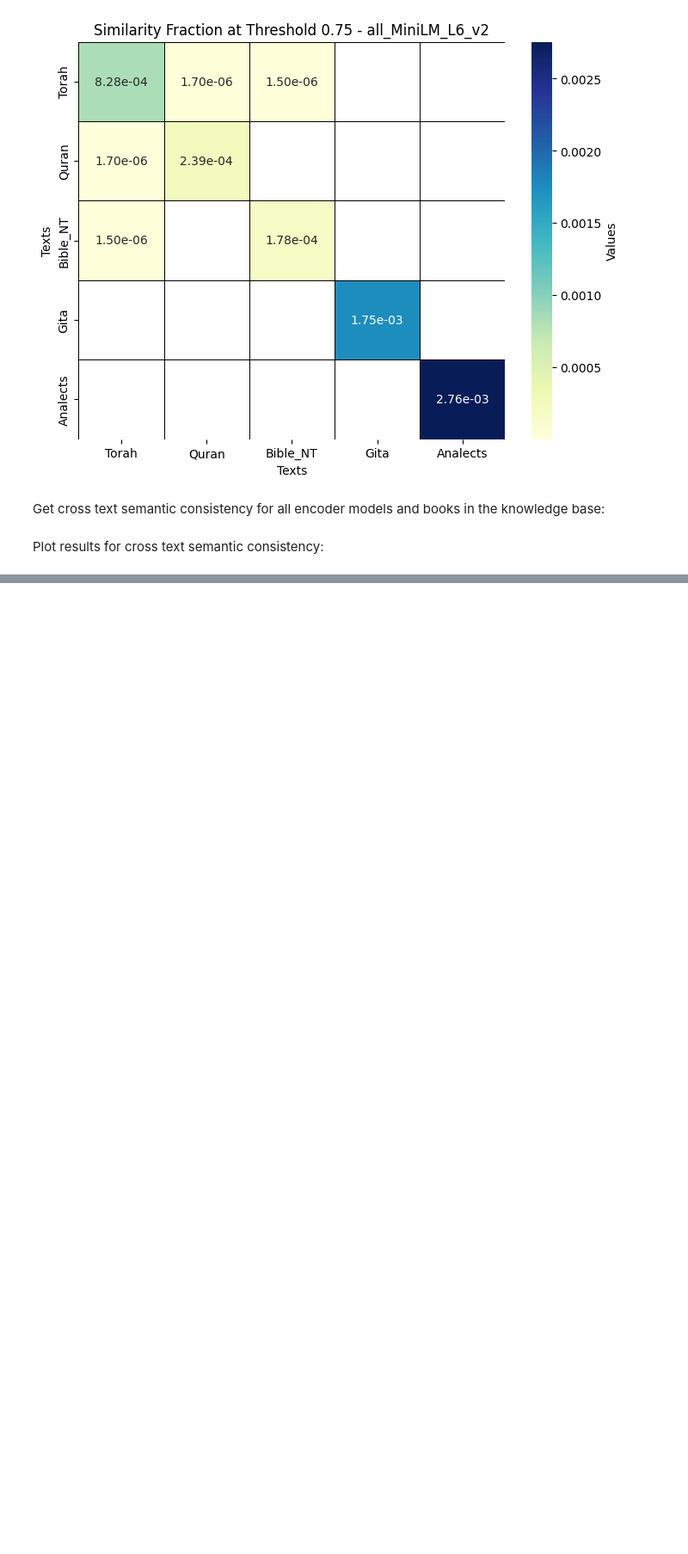
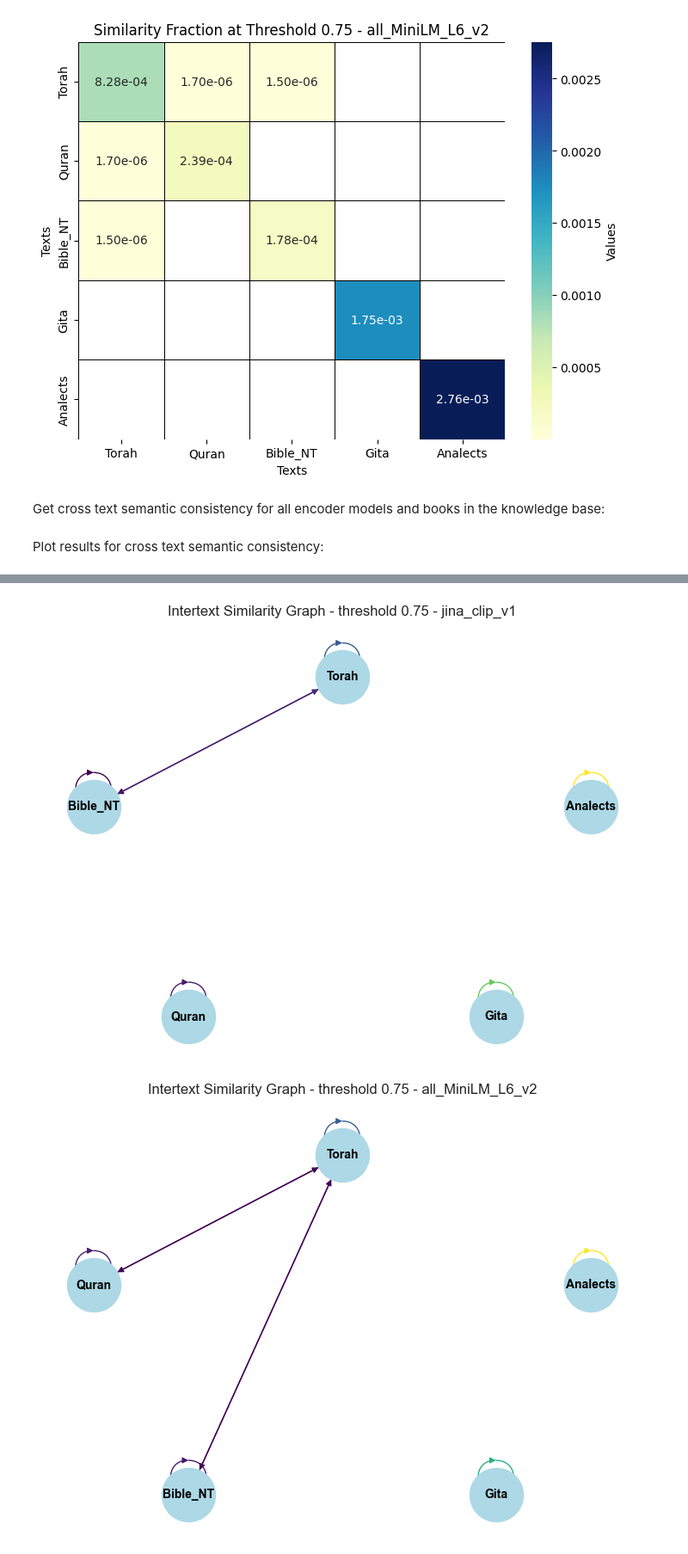
Before and after one commit to JoaoRibeiroMedeiros/RAGenesisOSS, a Jupyter notebook: notebooks/cross_text_consistency.ipynb, the cells around one changed output, grey strips where cells are left out. Shown at 86% size. Saved outputs shown, nothing was run; the diff lists cells and outputs as text; code cells hidden in the pictures; blank space fills up the shorter version.

```diff
--- a/notebooks/cross_text_consistency.ipynb
+++ b/notebooks/cross_text_consistency.ipynb
@@ -81,0 +124,39 @@ for encoder_model in encoder_models:
+# %%
+def plot_connected_graph(data, model_name):
+    G = nx.DiGraph()  # Create a directed graph
+
+    # Populate the graph with edges and their weights
+    edges = []
+    for source, targets_dict in data[model_name].items():
+        for target, value in targets_dict.items():
+            if value > 0:
+                G.add_edge(source, target, weight=value*1000)
+                edges.append((source, target, value))
+
+    # Get edge values for color mapping
+    edge_values = np.array([weight for _, _, weight in edges])
+    norm = plt.Normalize(edge_values.min(), edge_values.max())  # Normalize for colormap
+    colors = plt.cm.viridis(norm(edge_values))  # Use the viridis colormap
+
+    # Position nodes using circular layout
+    num_nodes = len(G.nodes())
+    # Position nodes evenly on a circle
+    angles = np.linspace(np.pi/2, 2* np.pi + np.pi/2, num_nodes, endpoint=False)  # Angles for nodes
+    pos = {node: (np.cos(angle), np.sin(angle)) for node, angle in zip(G.nodes(), angles)}  # (x, y) positions
+
+
+    # Draw the graph with colored edges
+    plt.figure(figsize=(7, 5))
+    nx.draw(G, pos, with_labels=True, node_color='lightblue', node_size=2000, font_size=10, font_weight='bold', arrows=True, edge_color=colors[:, :3])
+
+    # Draw edge labels
+    edge_labels = {(source, target): f'{value:.4f}' for source, target, value in edges}
+    # nx.draw_networkx_edge_labels(G, pos, edge_labels=edge_labels)
+
+    plt.title('Intertext Similarity Graph - threshold 0.75 - '+ model_name)
+# %%
+for encoder_model in encoder_models:
+    plot_connected_graph(similarity_fraction_at_threshold_dict,encoder_model )
+# %% [output]
+[figure, added]
+[figure, added]
```
Also changed, not shown: parts of 10 cells of this notebook, 5 other files.
